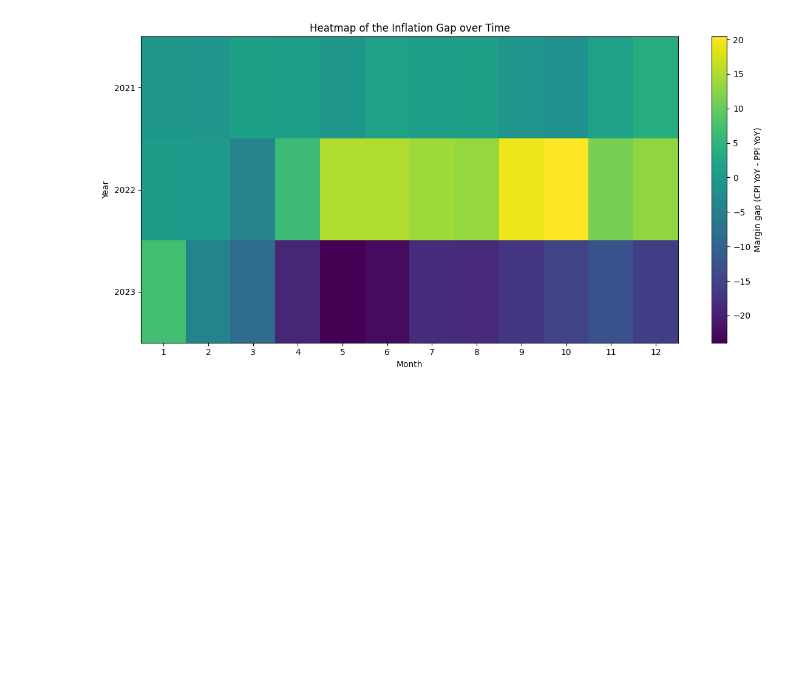
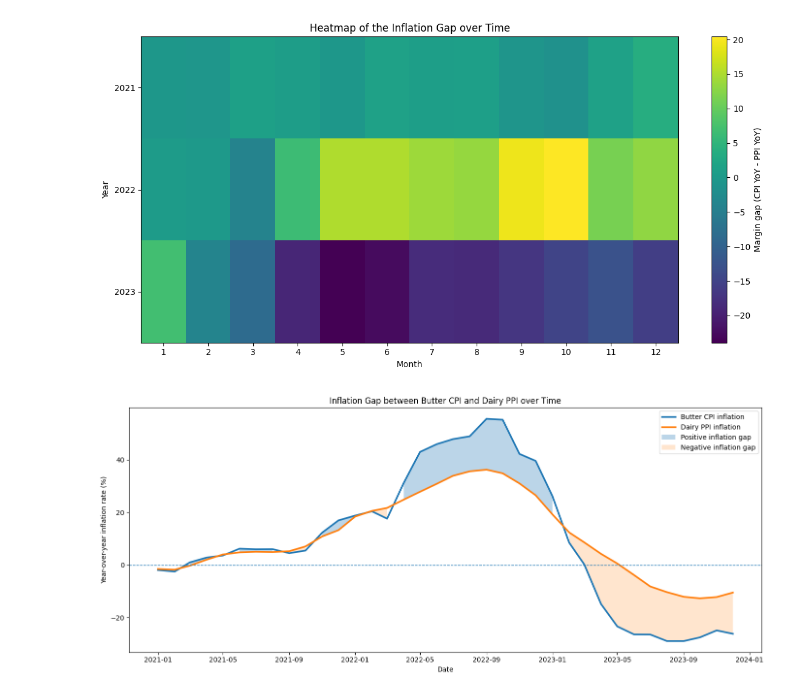
Before and after one commit to ceydadutbjk-commits/DataScienceProject, a Jupyter notebook: inflation_project/raw_data/frage5_analysis.ipynb, the cells around one changed output. Cells and saved outputs as stored; diff of their text form; code cells hidden in the pictures; blank space fills up the shorter version.

```diff
--- a/inflation_project/raw_data/frage5_analysis.ipynb
+++ b/inflation_project/raw_data/frage5_analysis.ipynb
@@ -344,3 +344,48 @@ plt.tight_layout()
 plt.show()
 # %% [output]
 [figure]
+# %%
+plt.figure(figsize=(14, 6))
+
+plt.plot(
+    analysis_df["date"],
+    analysis_df["butter_yoy_pct"],
+    label="Butter CPI inflation",
+    linewidth=2.5
+)
+
+plt.plot(
+    analysis_df["date"],
+    analysis_df["dairy_ppi_yoy_pct"],
+    label="Dairy PPI inflation",
+    linewidth=2.5
+)
+
+plt.fill_between(
+    analysis_df["date"],
+    analysis_df["butter_yoy_pct"],
+    analysis_df["dairy_ppi_yoy_pct"],
+    where=(analysis_df["butter_yoy_pct"] >= analysis_df["dairy_ppi_yoy_pct"]),
+    alpha=0.3,
+    label="Positive inflation gap"
+)
+
+plt.fill_between(
+    analysis_df["date"],
+    analysis_df["butter_yoy_pct"],
+    analysis_df["dairy_ppi_yoy_pct"],
+    where=(analysis_df["butter_yoy_pct"] < analysis_df["dairy_ppi_yoy_pct"]),
+    alpha=0.2,
+    label="Negative inflation gap"
+)
+
+plt.axhline(0, linestyle="--", linewidth=1)
+
+plt.title("Inflation Gap between Butter CPI and Dairy PPI over Time")
+plt.xlabel("Date")
+plt.ylabel("Year-over-year inflation rate (%)")
+plt.legend()
+plt.tight_layout()
+plt.show()
+# %% [output]
+[figure, added]
```
Also changed, not shown: parts of 2 cells of this notebook, 3 other files.
